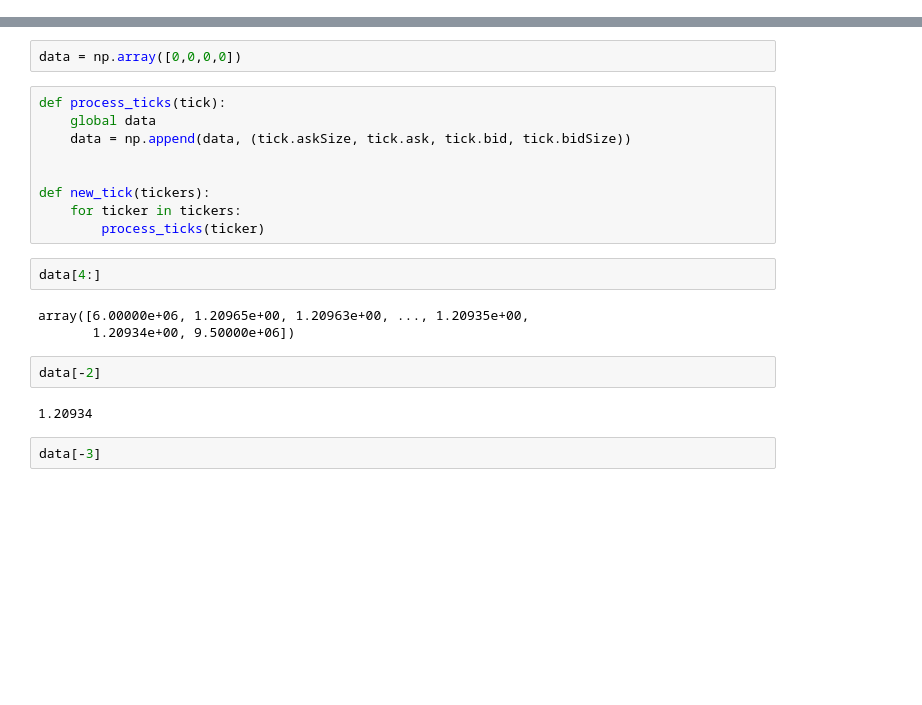
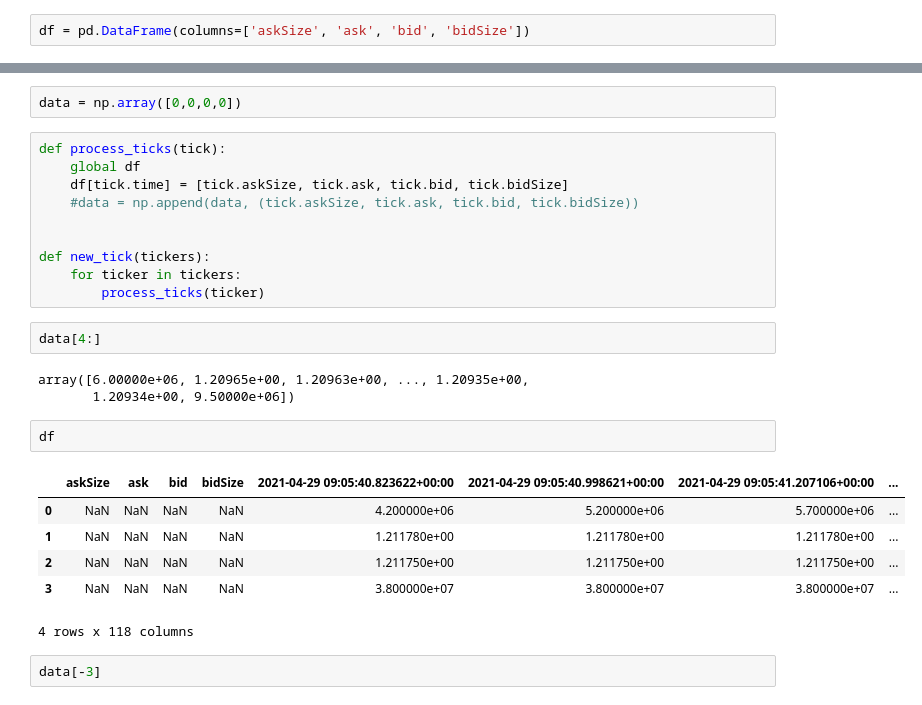
Before and after one commit to jaNGOB/IB_trader, a Jupyter notebook: tests.ipynb, the cells around one changed output, grey strips where cells are left out. Saved outputs shown, nothing was run; the diff lists cells and outputs as text; blank space fills up the shorter version.

```diff
--- a/tests.ipynb
+++ b/tests.ipynb
@@ -112,0 +204,2 @@ ib.close_connection()
+# %%
+df = pd.DataFrame(columns=['askSize', 'ask', 'bid', 'bidSize'])
@@ -114,8 +209,9 @@ ib.close_connection()
 data = np.array([0,0,0,0])
 # %%
 def process_ticks(tick):
-    global data
-    data = np.append(data, (tick.askSize, tick.ask, tick.bid, tick.bidSize))
+    global df
+    df[tick.time] = [tick.askSize, tick.ask, tick.bid, tick.bidSize]
+    #data = np.append(data, (tick.askSize, tick.ask, tick.bid, tick.bidSize))
 
 
 def new_tick(tickers):
@@ -126,10 +222,15 @@ data[4:]
 # %% [output]
 array([6.00000e+06, 1.20965e+00, 1.20963e+00, ..., 1.20935e+00,
        1.20934e+00, 9.50000e+06])
-# %%
-data[-2]
-# %% [output]
-1.20934
+# %%
+df
+# %% [output]
+|  | askSize | ask | bid | bidSize | 2021-04-29 09:05:40.823622+00:00 | 2021-04-29 09:05:40.998621+00:00 | 2021-04-29 09:05:41.207106+00:00 | ... |
+| 0 | NaN | NaN | NaN | NaN | 4.200000e+06 | 5.200000e+06 | 5.700000e+06 | ... |
+| 1 | NaN | NaN | NaN | NaN | 1.211780e+00 | 1.211780e+00 | 1.211780e+00 | ... |
+| 2 | NaN | NaN | NaN | NaN | 1.211750e+00 | 1.211750e+00 | 1.211750e+00 | ... |
+| 3 | NaN | NaN | NaN | NaN | 3.800000e+07 | 3.800000e+07 | 3.800000e+07 | ... |
+4 rows x 118 columns
 # %%
 data[-3]
 # %% [output]
```
Also changed, not shown: parts of 21 cells of this notebook, 2 other files.
